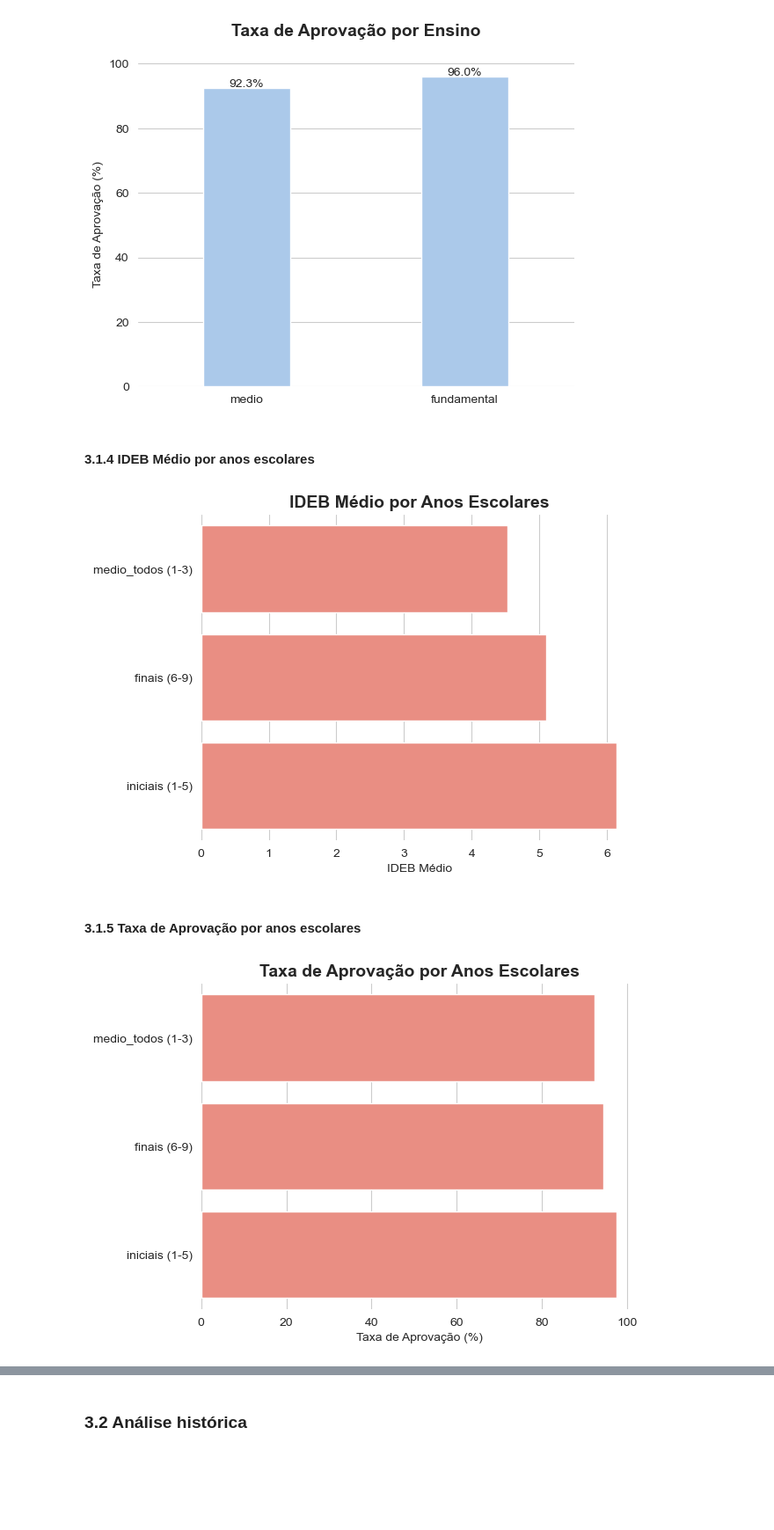
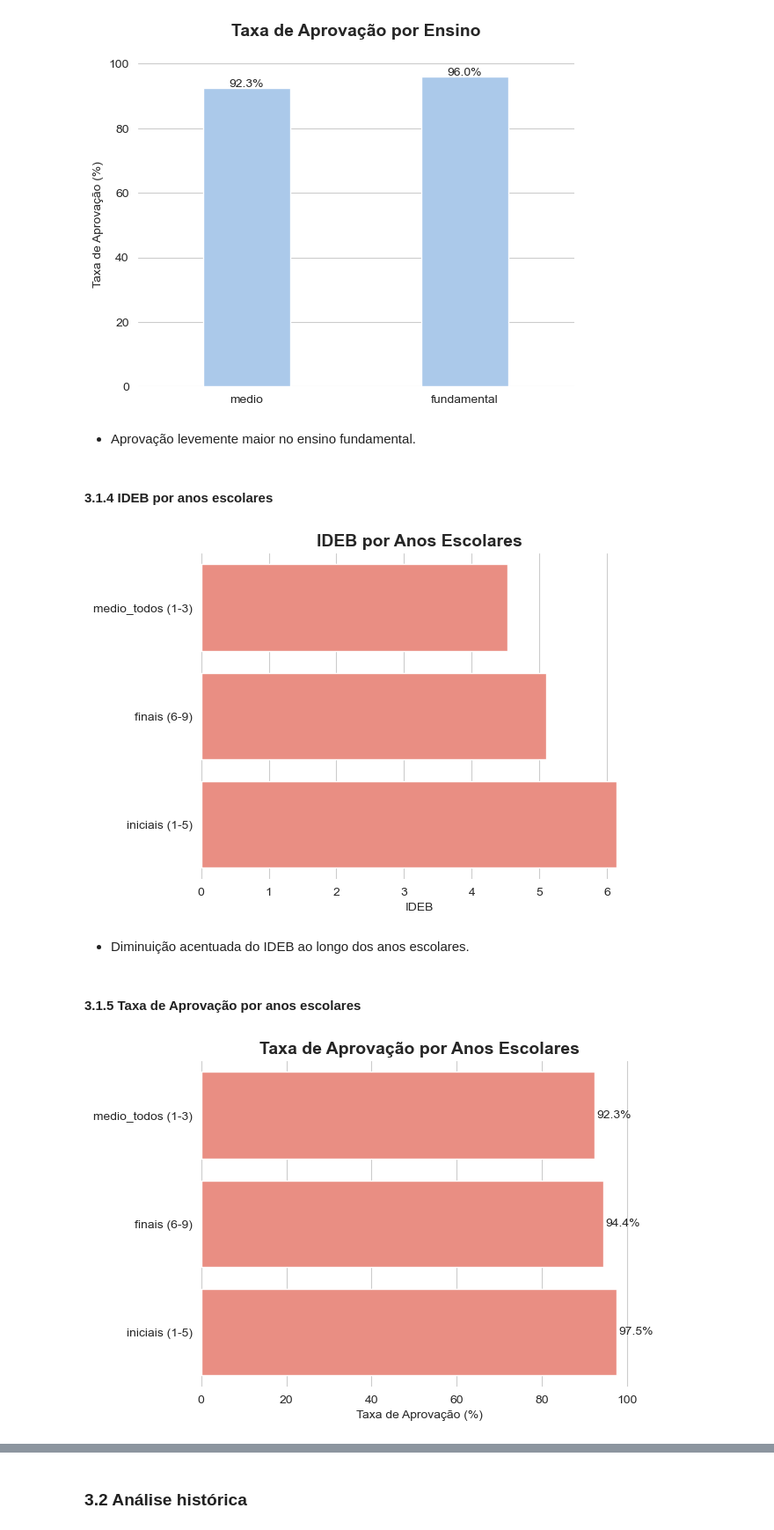
Before and after one commit to Santiago956/censo-inep, a Jupyter notebook: analise-inep.ipynb, the cells around one changed output, grey strips where cells are left out. Shown at 88% size. Drawn from its saved outputs; the diff is of its cells as text; code cells hidden in the pictures; blank space fills up the shorter version.

Commit message:
Visualizações finalizadas e README adicionado

```diff
--- a/analise-inep.ipynb
+++ b/analise-inep.ipynb
@@ -192,24 +208,35 @@ for p in ax.patches:
 plt.show()
 # %% [output]
 [figure]
+# %% [markdown]
+- Aprovação levemente maior no ensino fundamental.
 # %% [markdown]
-#### 3.1.4 IDEB Médio por anos escolares
+#### 3.1.4 IDEB por anos escolares
 # %%
 sns.barplot(data=df_2023.sort_values(by='ideb'), y='anos_escolares', x='ideb', ci=None, color='salmon')
 plt.ylabel("")
-plt.xlabel("IDEB Médio")
-plt.title("IDEB Médio por Anos Escolares", fontsize= 14, weight='bold')
+plt.xlabel("IDEB")
+plt.title("IDEB por Anos Escolares", fontsize= 14, weight='bold')
 sns.despine(left=True, bottom=True)
 # %% [output]
-[figure, old version]
+[figure, new version]
+# %% [markdown]
+- Diminuição acentuada do IDEB ao longo dos anos escolares.
 # %% [markdown]
 #### 3.1.5 Taxa de Aprovação por anos escolares
 # %%
-sns.barplot(data=df_2023.sort_values(by='ideb'), y='anos_escolares', x='taxa_aprovacao', ci=None, color='salmon')
+ax = sns.barplot(data=df_2023.sort_values(by='ideb'), y='anos_escolares', x='taxa_aprovacao', ci=None, color='salmon')
 plt.ylabel("")
 plt.xlabel("Taxa de Aprovação (%)")
 plt.title("Taxa de Aprovação por Anos Escolares", fontsize= 14, weight='bold')
 sns.despine(left=True, bottom=True)
+for p in ax.patches:
+    ax.text(
+        p.get_width() + 0.5,
+        p.get_y() + p.get_height()/2,
+        f"{p.get_width():.1f}%",
+        va="center", fontsize=10
+    )
 plt.show()
 # %% [output]
-[figure, old version]
+[figure, new version]
```
Also changed, not shown: parts of 22 cells of this notebook, 1 other file.
